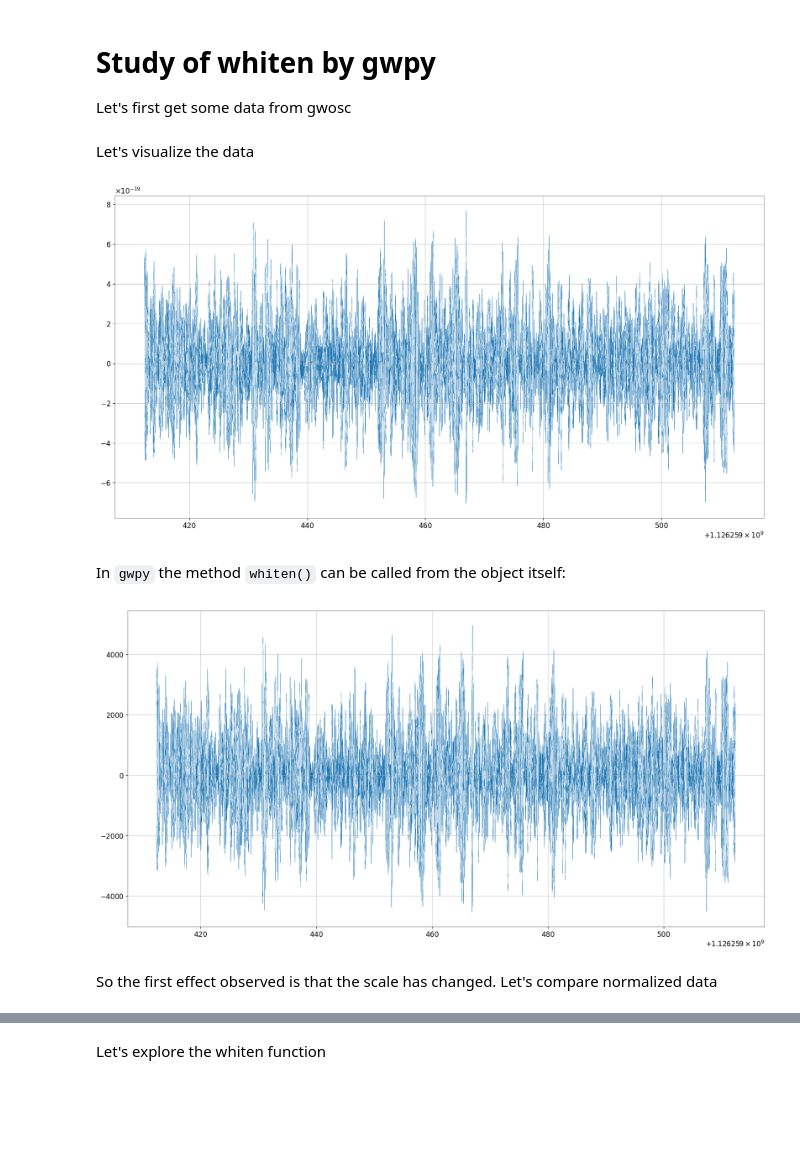
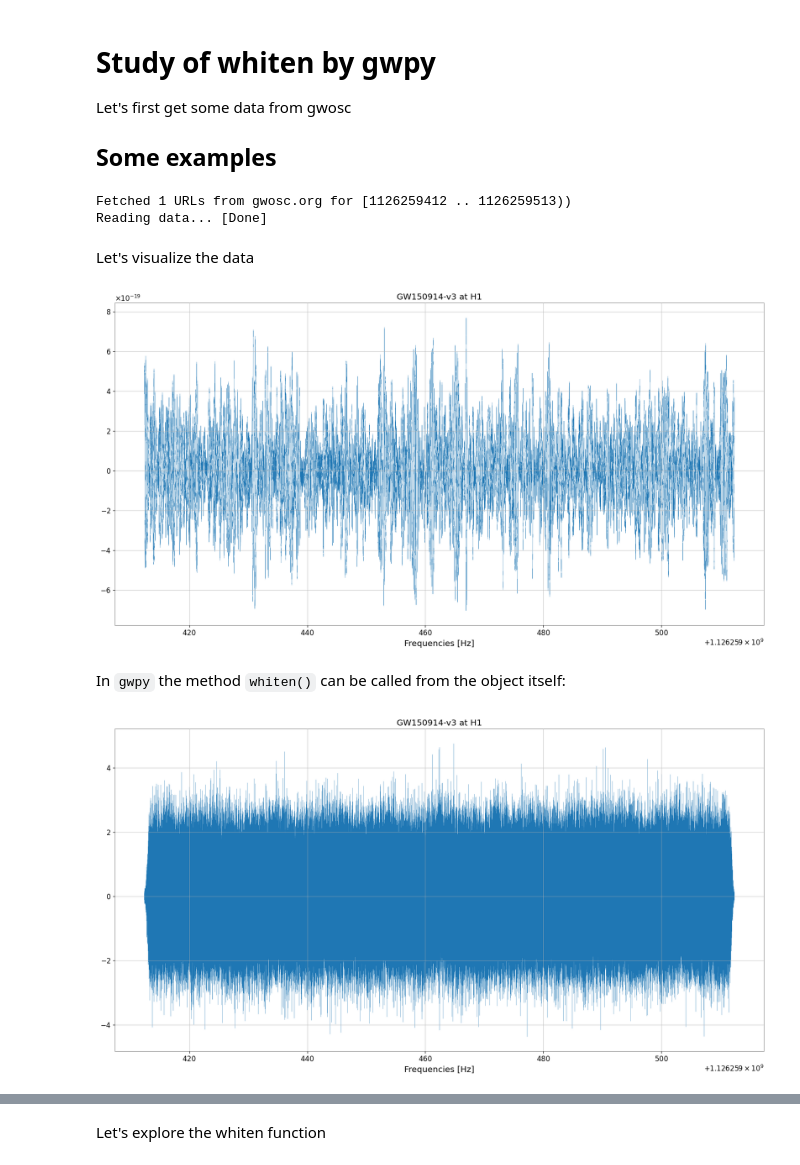
Before and after one commit to Unoaccaso/pyburst, a Jupyter notebook: jupyter/whitening.ipynb, the cells around one changed output, grey strips where cells are left out. Cells and saved outputs as stored; diff of their text form; code cells hidden in the pictures; blank space fills up the shorter version.

Commit message:
working on whitening

```diff
--- a/jupyter/whitening.ipynb
+++ b/jupyter/whitening.ipynb
@@ -2,3 +2,5 @@
 # Study of whiten by gwpy
 
 Let's first get some data from gwosc
+
+## Some examples
@@ -18,22 +7,68 @@ ts = TimeSeries(event.strain)
+# %%
+try:
+    import numpy
+except ImportError:
+    !pip install numpy
+    import numpy
+
+try:
+    import gwpy.timeseries
+except ImportError:
+    !pip install gwpy
+    import gwpy.time
+
+try:
+    import gwosc.datasets
+except ImportError:
+    !pip install gwosc
+    import gwosc.datasets
+
+try:
+    import matplotlib.pyplot as plt
+except ImportError:
+    !pip install matplotlib
+    import matplotlib.pyplot as plt
+
+
+event_name = 'GW150914-v3'
+detector_id = "H1"
+duration =100
+
+event_gps = gwosc.datasets.event_gps(event_name)
+start_time = event_gps - duration / 2
+end_time = event_gps + duration / 2 - 1 / 4096
+event = gwpy.timeseries.TimeSeries.fetch_open_data(
+    detector_id,
+    start_time,
+    end_time,
+    4096,
+    verbose=True,
+)
+# %% [output]
+Fetched 1 URLs from gwosc.org for [1126259412 .. 1126259513))
+Reading data... [Done]
 # %% [markdown]
 Let's visualize the data
 # %%
 import matplotlib.pyplot as plt
+import numpy
+plt.figure(figsize=(20, 10))
+plt.plot(event.times, event.value, lw="0.2")
+plt.xlabel('Frequencies [Hz]')
+plt.title(f'{event_name} at {detector_id}')
 
-plt.figure(figsize=(20, 10))
-plt.plot(event.gps_times, event.strain, lw="0.2")
 plt.show()
 # %% [output]
-[figure, old version]
+[figure, new version]
 # %% [markdown]
 In `gwpy` the method `whiten()` can be called from the object itself:
 # %%
-whitened_data = ts.whiten()
+whitened_data = event.whiten()
 
 plt.figure(figsize=(20, 10))
-plt.plot(event.gps_times, whitened_data.value, lw=0.2)
+plt.plot(event.times, whitened_data.value, lw=0.2)
+plt.xlabel("Frequencies [Hz]")
+plt.title(f"{event_name} at {detector_id}")
 plt.show()
 # %% [output]
-[figure, old version]
+[figure, new version]
-# %% [markdown]
-So the first effect observed is that the scale has changed. Let's compare normalized data
```
Also changed, not shown: parts of 27 cells of this notebook, 3 other files.
